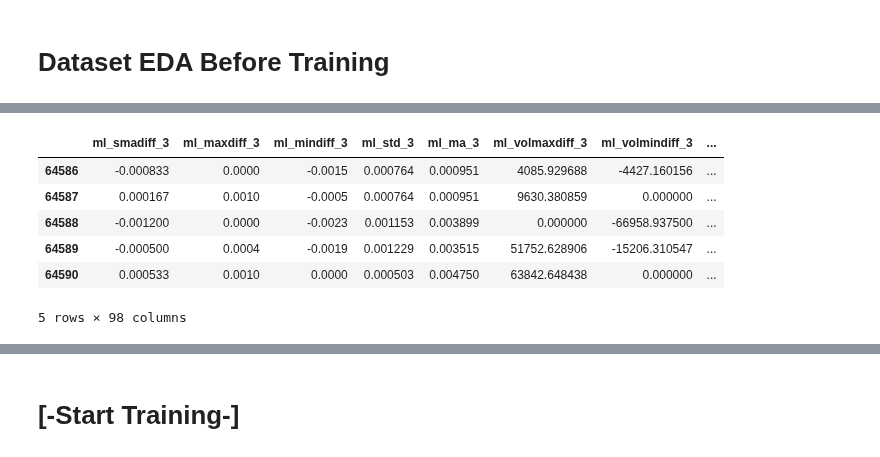
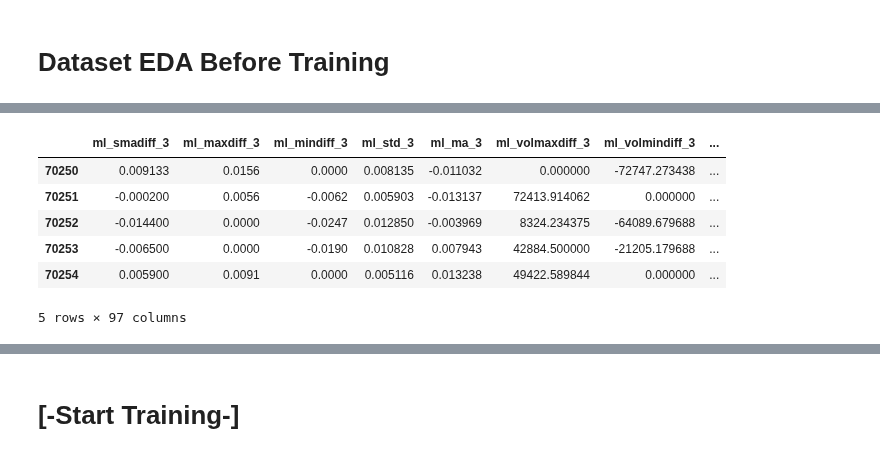
Before and after one commit to webclinic017/superft, a Jupyter notebook: notebooks/Training/15n30-catboost_l3.ipynb, the cells around one changed output, grey strips where cells are left out. Cells and saved outputs as stored; diff of their text form; code cells hidden in the pictures.

```diff
--- a/notebooks/Training/15n30-catboost_l3.ipynb
+++ b/notebooks/Training/15n30-catboost_l3.ipynb
@@ -67,9 +124,6 @@ class CatBoostModule(LightningModule):
         # This datetime can be replaced with datetime.now()
         now = datetime(2021, 9, 1)
 
-        opt_start = datetime(2021, 3, 1)
-        opt_end = now - timedelta(days=60)
-
         # Lighting Configuration
         config = LightningConfig(
 
@@ -80,18 +134,18 @@ class CatBoostModule(LightningModule):
 
             # Train and validation datetime
             trainval_start  = datetime(2016, 1, 1),
-            trainval_end    = datetime(2021, 1, 1),
+            trainval_end    = datetime(2021, 5, 1),
 
             # Backtest Optimization datetime
-            opt_start = opt_start,
-            opt_end   = opt_end,
+            opt_start = datetime(2021, 5, 2),
+            opt_end   = datetime(2021, 7, 1),
 
             # Unbiased Backtest datetime
-            test_start = opt_end + timedelta(days=1),
+            test_start = datetime(2021, 7, 2),
             test_end   = now,
 
             # Num training epochs
-            num_training_epochs = 12000,
+            num_training_epochs = 13000,
         )
 
         # Optional custom config attributes
@@ -134,8 +188,7 @@ class CatBoostModule(LightningModule):
             df_onepair[f"ml_volstd_{i}"] = df_onepair['volume'].rolling(i).std()
             df_onepair[f"ml_volma_{i}"] = df_onepair['volume'].pct_change(i).rolling(i).mean()
 
-        previous_prices = 15
-        for i in range(previous_prices):
+        for i in range(1, 15):
             df_onepair[f"ml_prevclose_{i}"] = (df_onepair["close"].shift(i) - df_onepair["close"]) / df_onepair["close"]
 
         df_onepair["ml_volume_pctchange"] = df_onepair['volume'].pct_change()
@@ -159,6 +212,9 @@ class CatBoostModule(LightningModule):
 
         # train = df_allpairs[df_allpairs["date"] < val_split_date]
         # val = df_allpairs[df_allpairs["date"] >= val_split_date]
+
+        # print("Train start - end:", train["date"].min(), train["date"].max())
+        # print("Val start - end:", val["date"].min(), val["date"].max())
 
         # X_train = train[self.config.columns_x]
         # X_val = val[self.config.columns_x]
@@ -193,9 +249,9 @@ class CatBoostModule(LightningModule):
             X_train, y_train,
             eval_set=(X_val, y_val),
             plot=True,
-            verbose=500,
+            verbose=1000,
         )
-        print("Accuracy: %.2f" % self.model.score(X_val, y_val))
+        print("Accuracy: %.4f" % self.model.score(X_val, y_val))
 
     def on_predict(self, df_input_onepair: pd.DataFrame) -> pd.DataFrame:
         """ Inference, used in freqtrade
@@ -210,10 +266,12 @@ class CatBoostModule(LightningModule):
 
 
 module = CatBoostModule()
+container = LightningContainer(module)
 # %% [markdown]
 # Dataset EDA Before Training
 # %%
-df_: pd.DataFrame = lightning_utils.get_dataset_df(module)
+df_: pd.DataFrame = lightning_utils.get_dataset_df(container)
+X_train, X_val, y_train, y_val = container.final_processing(df_)
 dates = df_["date"]
 df_ = df_[module.config.columns_x + [module.config.column_y]]
 df_.tail()
@@ -221,10 +283,10 @@ df_.tail()
 |  | ml_smadiff_3 | ml_maxdiff_3 | ml_mindiff_3 | ml_std_3 | ml_ma_3 | ml_volmaxdiff_3 | ml_volmindiff_3 | ... |
-| 64586 | -0.000833 | 0.0000 | -0.0015 | 0.000764 | 0.000951 | 4085.929688 | -4427.160156 | ... |
-| 64587 | 0.000167 | 0.0010 | -0.0005 | 0.000764 | 0.000951 | 9630.380859 | 0.000000 | ... |
-| 64588 | -0.001200 | 0.0000 | -0.0023 | 0.001153 | 0.003899 | 0.000000 | -66958.937500 | ... |
-| 64589 | -0.000500 | 0.0004 | -0.0019 | 0.001229 | 0.003515 | 51752.628906 | -15206.310547 | ... |
-| 64590 | 0.000533 | 0.0010 | 0.0000 | 0.000503 | 0.004750 | 63842.648438 | 0.000000 | ... |
+| 70250 | 0.009133 | 0.0156 | 0.0000 | 0.008135 | -0.011032 | 0.000000 | -72747.273438 | ... |
+| 70251 | -0.000200 | 0.0056 | -0.0062 | 0.005903 | -0.013137 | 72413.914062 | 0.000000 | ... |
+| 70252 | -0.014400 | 0.0000 | -0.0247 | 0.012850 | -0.003969 | 8324.234375 | -64089.679688 | ... |
+| 70253 | -0.006500 | 0.0000 | -0.0190 | 0.010828 | 0.007943 | 42884.500000 | -21205.179688 | ... |
+| 70254 | 0.005900 | 0.0091 | 0.0000 | 0.005116 | 0.013238 | 49422.589844 | 0.000000 | ... |
-5 rows × 98 columns
+5 rows × 97 columns
 # %%
 def dataframe_statistics(df_: pd.DataFrame):
     # Detect nan, infinity, and too large values in dataset
```
Also changed, not shown: parts of 16 cells of this notebook, 9 other files.
